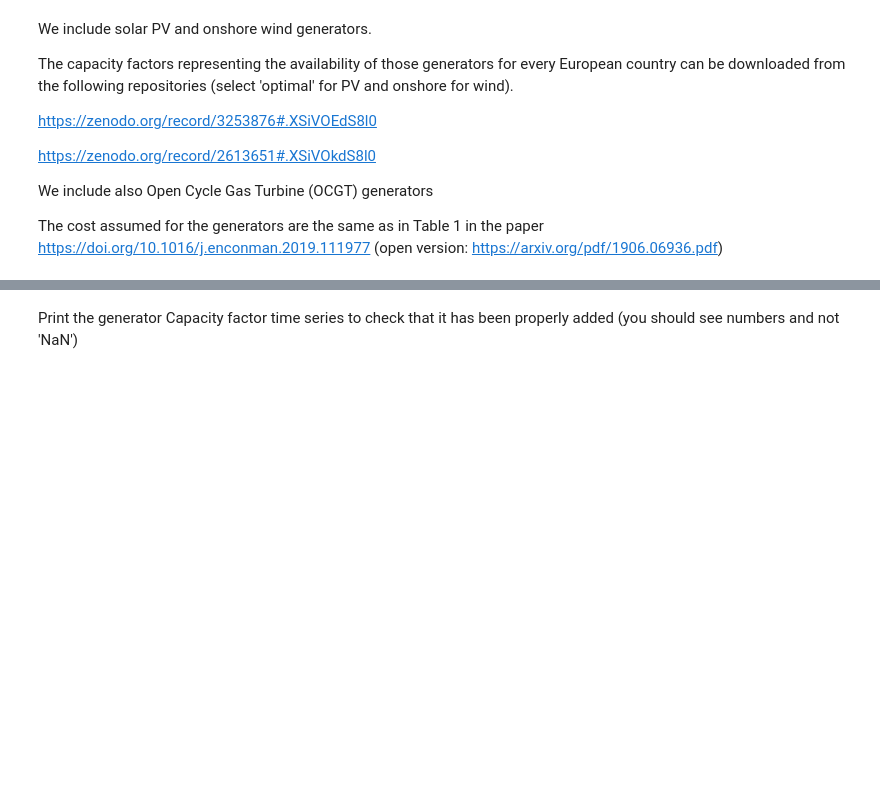
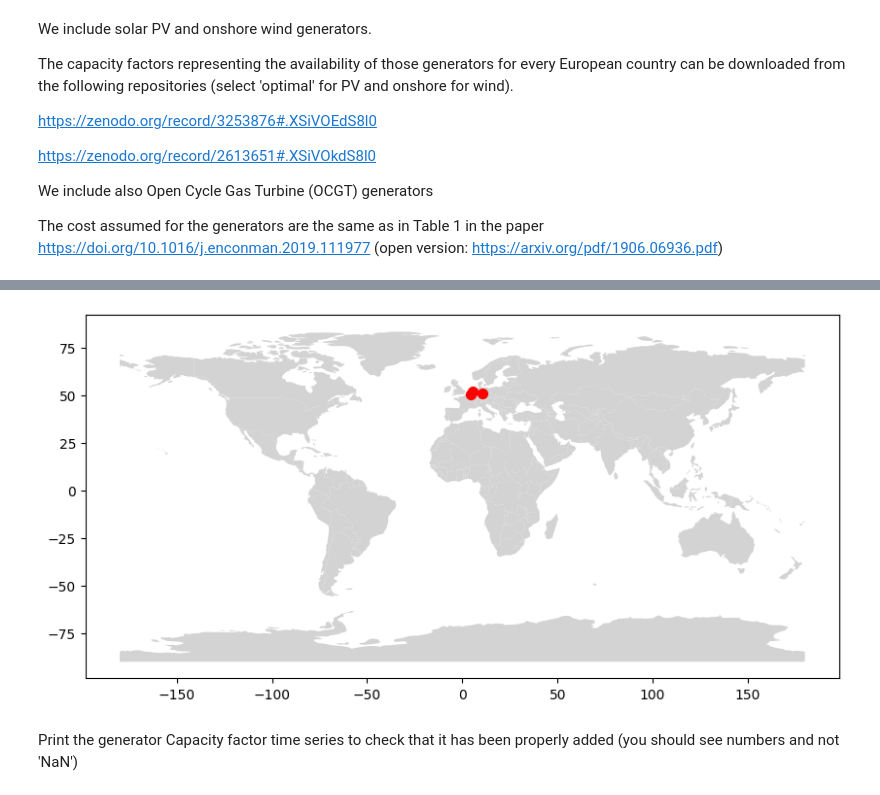
Before and after one commit to CharlotteHessels/new-integrated-project, a Jupyter notebook: IEG_course_project_question_F.ipynb, the cells around one changed output, grey strips where cells are left out. Saved outputs shown, nothing was run; the diff lists cells and outputs as text; code cells hidden in the pictures; blank space fills up the shorter version.

Commit message:
Geographical plot

```diff
--- a/IEG_course_project_question_F.ipynb
+++ b/IEG_course_project_question_F.ipynb
@@ -370,3 +386,39 @@ INFO:pypsa.optimization.optimize:The shadow-prices of the constraints Generator-
+# %%
+import
+import geopandas as gpd
+import matplotlib.pyplot as plt
+import pandas as pd
+from shapely.geometry import Point
+
+# Crear un DataFrame con las coordenadas
+nodes = pd.Series(['NLD', 'DEU', 'BEL']).values
+xs = {'NLD': 5.291266, 'DEU': 10.451526, 'BEL': 4.469936}
+ys = {'NLD': 52.132633, 'DEU': 51.165691, 'BEL': 50.503887}
+
+# Crear un DataFrame de puntos
+points = pd.DataFrame({
+    'Country': nodes,
+    'Longitude': [xs[node] for node in nodes],
+    'Latitude': [ys[node] for node in nodes]
+})
+
+# Crear una geometría de puntos
+geometry = [Point(lon, lat) for lon, lat in zip(points['Longitude'], points['Latitude'])]
+
+# Crear un GeoDataFrame
+gdf = gpd.GeoDataFrame(points, geometry=geometry)
+
+# Cargar un shapefile de países
+world = gpd.read_file('C:/Users/nadia/OneDrive/Documentos/Integrated energy grids/DATA ASSIGMENT/ne_110m_admin_0_countries')
+
+
+fig, ax = plt.subplots(figsize=(10, 10))
+world.plot(ax=ax, color='lightgrey')
+gdf.plot(ax=ax, color='red', markersize=50)
+
+plt.show()
+# %% [output]
+[figure, added]
 # %% [markdown]
 Print the generator Capacity factor time series to check that it has been properly added (you should see numbers and not 'NaN')
 # %%
```
Also changed, not shown: parts of 6 cells of this notebook.
